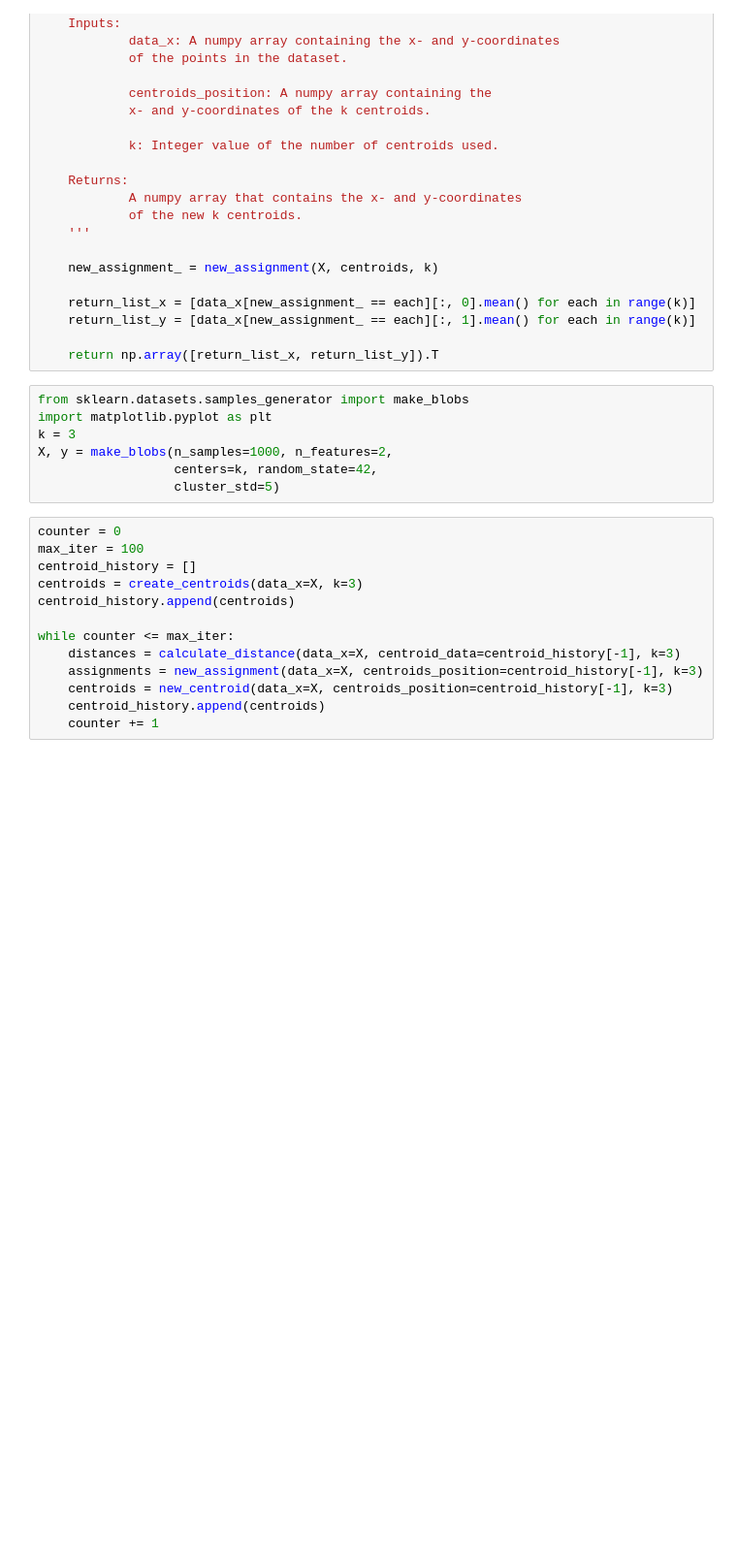
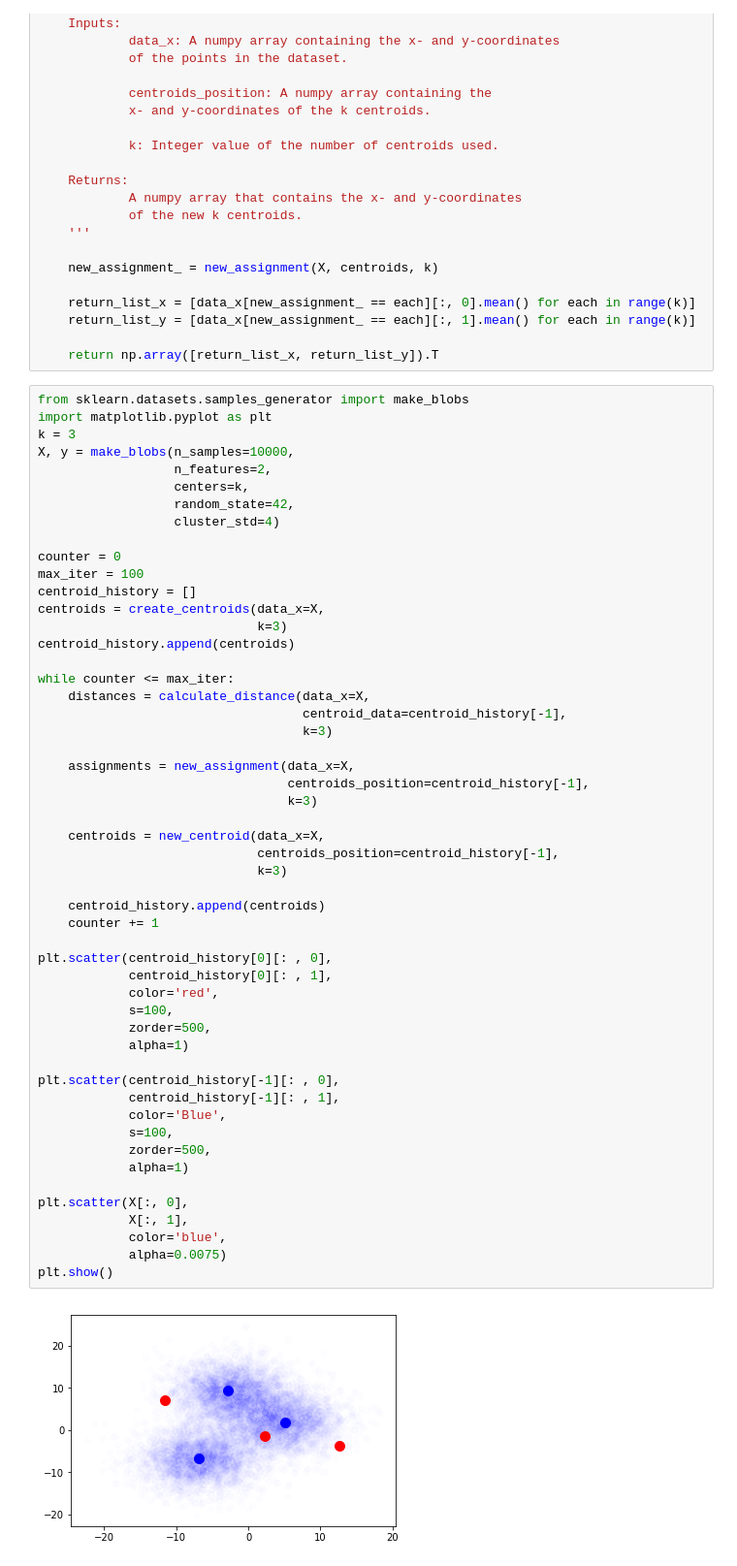
Before and after one commit to grantaguinaldo/data-templates, a Jupyter notebook: kmeans_from_scratch.ipynb, the cells around one changed output. Shown: that part at 97% size. Cells and saved outputs as stored; diff of their text form; blank space fills up the shorter version.

```diff
--- a/kmeans_from_scratch.ipynb
+++ b/kmeans_from_scratch.ipynb
@@ -297,23 +171,57 @@ def new_centroid(data_x, centroids_position, k):
     return_list_y = [data_x[new_assignment_ == each][:, 1].mean() for each in range(k)]
 
     return np.array([return_list_x, return_list_y]).T
-# %%
-from sklearn.datasets.samples_generator import make_blobs
-import matplotlib.pyplot as plt
-k = 3
-X, y = make_blobs(n_samples=1000, n_features=2,
-                  centers=k, random_state=42,
-                  cluster_std=5)
 # %%
+from sklearn.datasets.samples_generator import make_blobs
+import matplotlib.pyplot as plt
+k = 3
+X, y = make_blobs(n_samples=10000,
+                  n_features=2,
+                  centers=k,
+                  random_state=42,
+                  cluster_std=4)
+
 counter = 0
 max_iter = 100
 centroid_history = []
-centroids = create_centroids(data_x=X, k=3)
+centroids = create_centroids(data_x=X,
+                             k=3)
 centroid_history.append(centroids)
 
 while counter <= max_iter:
-    distances = calculate_distance(data_x=X, centroid_data=centroid_history[-1], k=3)
-    assignments = new_assignment(data_x=X, centroids_position=centroid_history[-1], k=3)
-    centroids = new_centroid(data_x=X, centroids_position=centroid_history[-1], k=3)
+    distances = calculate_distance(data_x=X,
+                                   centroid_data=centroid_history[-1],
+                                   k=3)
+
+    assignments = new_assignment(data_x=X,
+                                 centroids_position=centroid_history[-1],
+                                 k=3)
+
+    centroids = new_centroid(data_x=X,
+                             centroids_position=centroid_history[-1],
+                             k=3)
+
     centroid_history.append(centroids)
     counter += 1
+
+plt.scatter(centroid_history[0][: , 0],
+            centroid_history[0][: , 1],
+            color='red',
+            s=100,
+            zorder=500,
+            alpha=1)
+
+plt.scatter(centroid_history[-1][: , 0],
+            centroid_history[-1][: , 1],
+            color='Blue',
+            s=100,
+            zorder=500,
+            alpha=1)
+
+plt.scatter(X[:, 0],
+            X[:, 1],
+            color='blue',
+            alpha=0.0075)
+plt.show()
+# %% [output]
+[figure, added]
```
Also changed, not shown: parts of 26 cells of this notebook.
